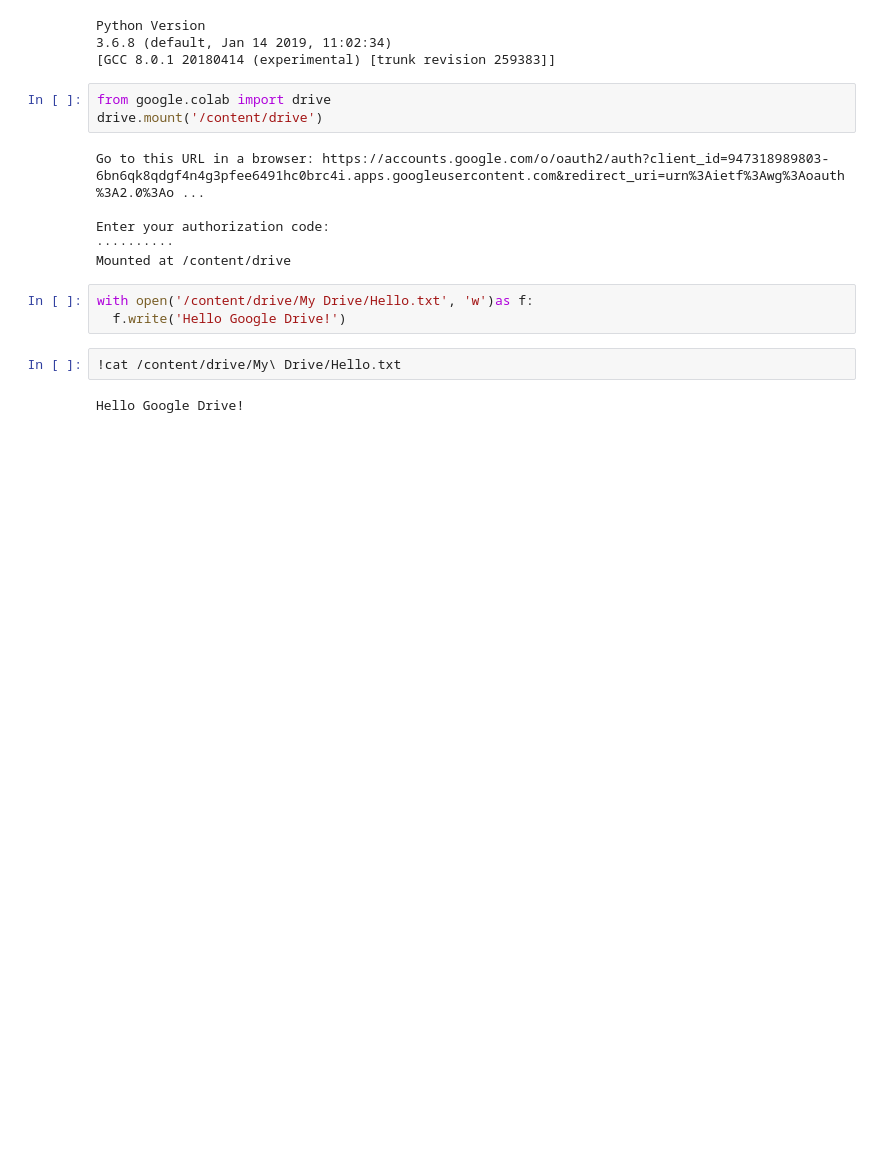
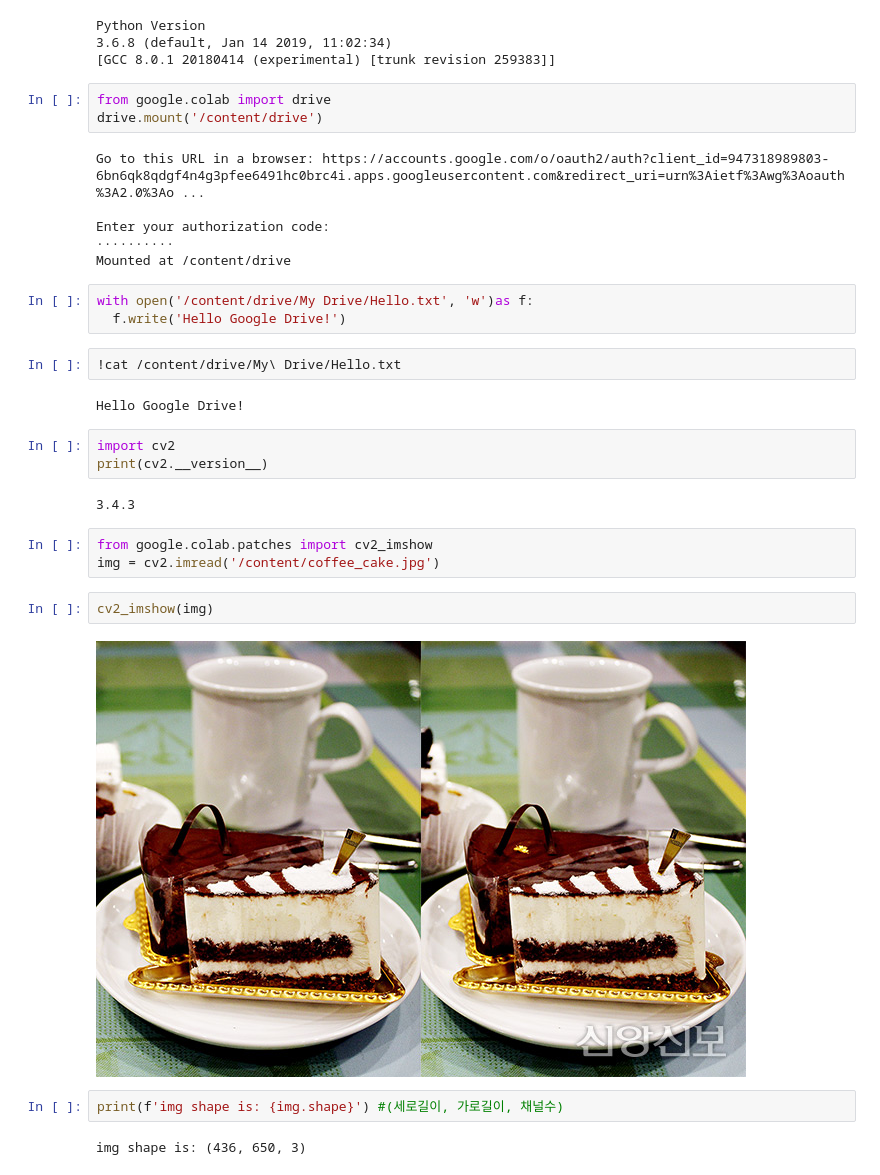
Before and after one commit to yuhyerin/AI, a Jupyter notebook: 1일차.ipynb, the cells around one changed output. Cells and saved outputs as stored; diff of their text form; blank space fills up the shorter version.

Commit message:
Colaboratory를 통해 생성됨

```diff
--- a/1일차.ipynb
+++ b/1일차.ipynb
@@ -26,3 +26,19 @@ with open('/content/drive/My Drive/Hello.txt', 'w')as f:
 !cat /content/drive/My\ Drive/Hello.txt
 # %% [output]
 Hello Google Drive!
+# %%
+import cv2
+print(cv2.__version__)
+# %% [output]
+3.4.3
+# %%
+from google.colab.patches import cv2_imshow
+img = cv2.imread('/content/coffee_cake.jpg')
+# %%
+cv2_imshow(img)
+# %% [output]
+[figure, added]
+# %%
+print(f'img shape is: {img.shape}') #(세로길이, 가로길이, 채널수)
+# %% [output]
+img shape is: (436, 650, 3)
```
Also changed, not shown: parts of 19 cells of this notebook.
